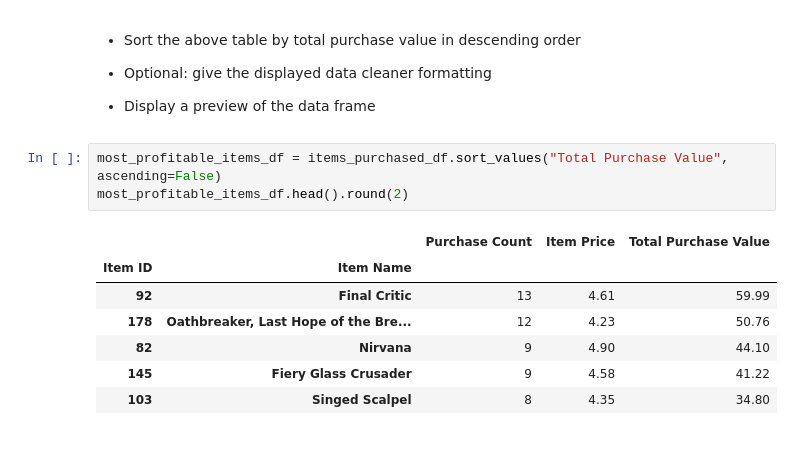
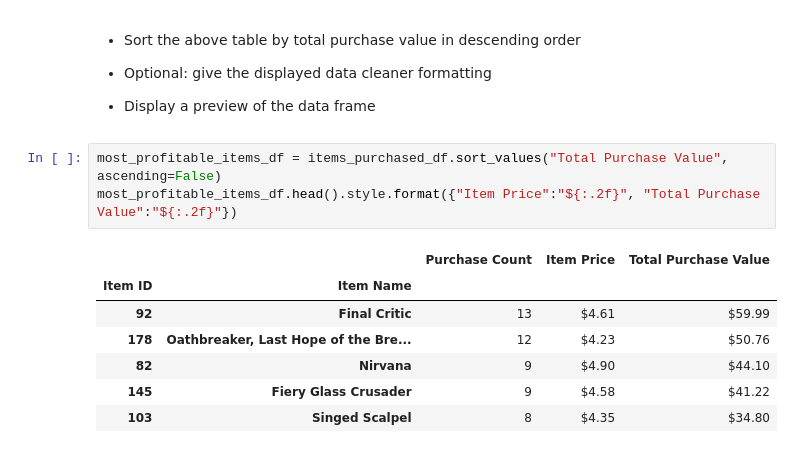
Before and after one commit to skriggs72/Heroes_of_Pymoli, a Jupyter notebook: HeroesOfPymoli/HeroesOfPymoli_starter.ipynb, the cells around one changed output. Drawn from its saved outputs; the diff is of its cells as text.

```diff
--- a/HeroesOfPymoli/HeroesOfPymoli_starter.ipynb
+++ b/HeroesOfPymoli/HeroesOfPymoli_starter.ipynb
@@ -520,12 +523,12 @@ most_popular_items_df.head().round(2)
 * Display a preview of the data frame
 # %%
 most_profitable_items_df = items_purchased_df.sort_values("Total Purchase Value", ascending=False)
-most_profitable_items_df.head().round(2)
+most_profitable_items_df.head().style.format({"Item Price":"${:.2f}", "Total Purchase Value":"${:.2f}"})
 # %% [output]
 |  |  | Purchase Count | Item Price | Total Purchase Value |
 | Item ID | Item Name |  |  |  |
-| 92 | Final Critic | 13 | 4.61 | 59.99 |
-| 178 | Oathbreaker, Last Hope of the Bre... | 12 | 4.23 | 50.76 |
-| 82 | Nirvana | 9 | 4.90 | 44.10 |
-| 145 | Fiery Glass Crusader | 9 | 4.58 | 41.22 |
-| 103 | Singed Scalpel | 8 | 4.35 | 34.80 |
+| 92 | Final Critic | 13 | $4.61 | $59.99 |
+| 178 | Oathbreaker, Last Hope of the Bre... | 12 | $4.23 | $50.76 |
+| 82 | Nirvana | 9 | $4.90 | $44.10 |
+| 145 | Fiery Glass Crusader | 9 | $4.58 | $41.22 |
+| 103 | Singed Scalpel | 8 | $4.35 | $34.80 |
```
Also changed, not shown: parts of 19 cells of this notebook.
